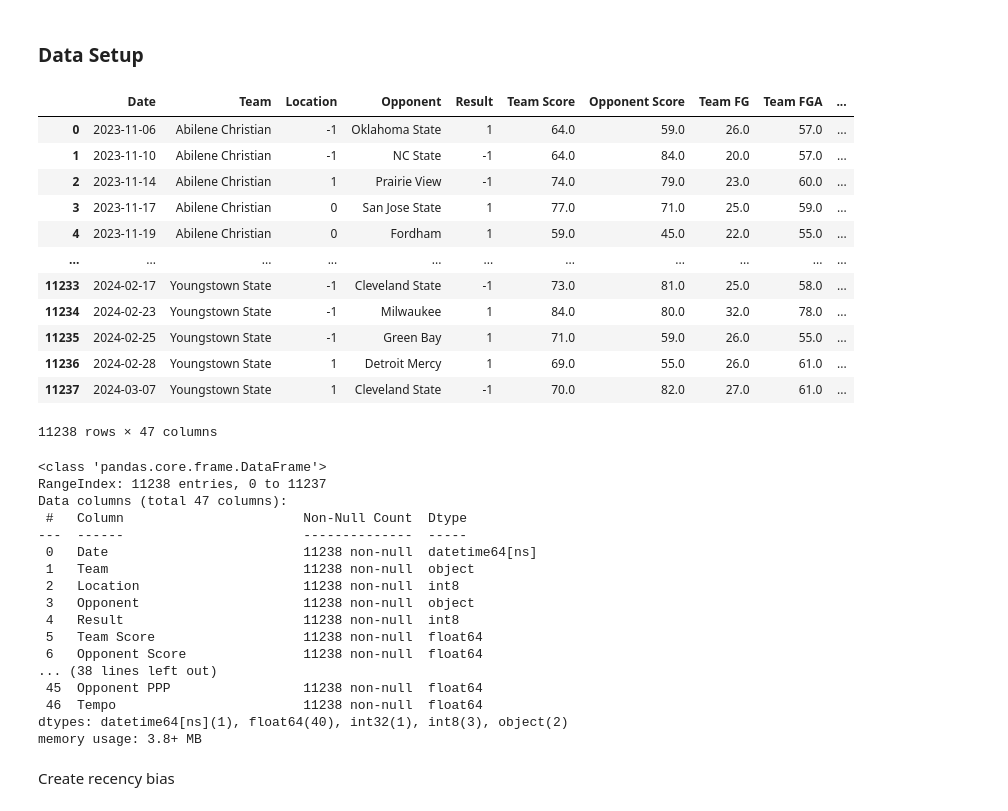
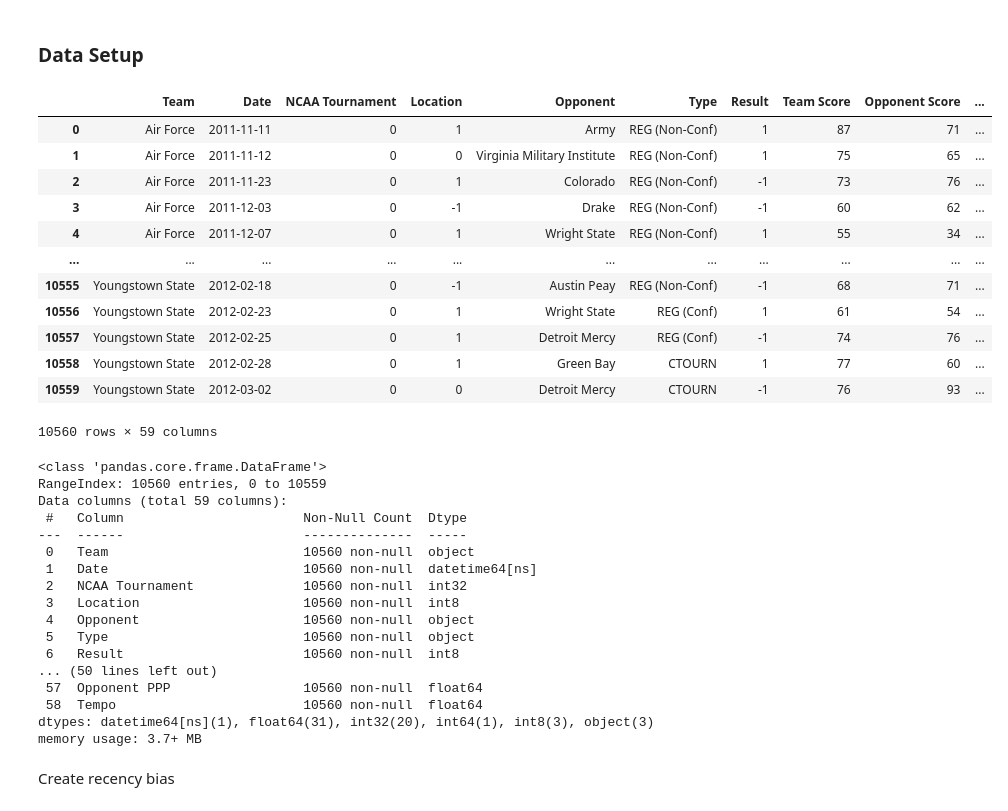
Before and after one commit to shughes1000/march-madness-2025, a Jupyter notebook: feature_engineering/mens_calculate_team_ratings.ipynb, the cells around one changed output. Saved outputs shown, nothing was run; the diff lists cells and outputs as text; code cells hidden in the pictures.

```diff
--- a/feature_engineering/mens_calculate_team_ratings.ipynb
+++ b/feature_engineering/mens_calculate_team_ratings.ipynb
@@ -7,45 +9,47 @@ Get ratings of each team in a given year. This file needs to be ran for every re
 # %%
 import pandas as pd
 
-season = 2024
+pd.set_option('display.max_columns', 100)
 
-df = pd.read_parquet(fr'..\data\unprocessed\mens_sports_reference\sports_reference_{season}.parquet')
+df = pd.read_parquet(fr'..\data\unprocessed\mens_sports_reference\full_season_sports_reference_{SEASON}.parquet')
+
+df = df.loc[df['NCAA Tournament'] == 0, :].reset_index(drop=True)  # only include games before NCAA Tournament
 
 df
 # %% [output]
-|  | Date | Team | Location | Opponent | Result | Team Score | Opponent Score | Team FG | Team FGA | ... |
-| 0 | 2023-11-06 | Abilene Christian | -1 | Oklahoma State | 1 | 64.0 | 59.0 | 26.0 | 57.0 | ... |
-| 1 | 2023-11-10 | Abilene Christian | -1 | NC State | -1 | 64.0 | 84.0 | 20.0 | 57.0 | ... |
-| 2 | 2023-11-14 | Abilene Christian | 1 | Prairie View | -1 | 74.0 | 79.0 | 23.0 | 60.0 | ... |
-| 3 | 2023-11-17 | Abilene Christian | 0 | San Jose State | 1 | 77.0 | 71.0 | 25.0 | 59.0 | ... |
-| 4 | 2023-11-19 | Abilene Christian | 0 | Fordham | 1 | 59.0 | 45.0 | 22.0 | 55.0 | ... |
+|  | Team | Date | NCAA Tournament | Location | Opponent | Type | Result | Team Score | Opponent Score | ... |
+| 0 | Air Force | 2011-11-11 | 0 | 1 | Army | REG (Non-Conf) | 1 | 87 | 71 | ... |
+| 1 | Air Force | 2011-11-12 | 0 | 0 | Virginia Military Institute | REG (Non-Conf) | 1 | 75 | 65 | ... |
+| 2 | Air Force | 2011-11-23 | 0 | 1 | Colorado | REG (Non-Conf) | -1 | 73 | 76 | ... |
+| 3 | Air Force | 2011-12-03 | 0 | -1 | Drake | REG (Non-Conf) | -1 | 60 | 62 | ... |
+| 4 | Air Force | 2011-12-07 | 0 | 1 | Wright State | REG (Non-Conf) | 1 | 55 | 34 | ... |
 | ... | ... | ... | ... | ... | ... | ... | ... | ... | ... | ... |
-| 11233 | 2024-02-17 | Youngstown State | -1 | Cleveland State | -1 | 73.0 | 81.0 | 25.0 | 58.0 | ... |
-| 11234 | 2024-02-23 | Youngstown State | -1 | Milwaukee | 1 | 84.0 | 80.0 | 32.0 | 78.0 | ... |
-| 11235 | 2024-02-25 | Youngstown State | -1 | Green Bay | 1 | 71.0 | 59.0 | 26.0 | 55.0 | ... |
-| 11236 | 2024-02-28 | Youngstown State | 1 | Detroit Mercy | 1 | 69.0 | 55.0 | 26.0 | 61.0 | ... |
-| 11237 | 2024-03-07 | Youngstown State | 1 | Cleveland State | -1 | 70.0 | 82.0 | 27.0 | 61.0 | ... |
+| 10555 | Youngstown State | 2012-02-18 | 0 | -1 | Austin Peay | REG (Non-Conf) | -1 | 68 | 71 | ... |
+| 10556 | Youngstown State | 2012-02-23 | 0 | 1 | Wright State | REG (Conf) | 1 | 61 | 54 | ... |
+| 10557 | Youngstown State | 2012-02-25 | 0 | 1 | Detroit Mercy | REG (Conf) | -1 | 74 | 76 | ... |
+| 10558 | Youngstown State | 2012-02-28 | 0 | 1 | Green Bay | CTOURN | 1 | 77 | 60 | ... |
+| 10559 | Youngstown State | 2012-03-02 | 0 | 0 | Detroit Mercy | CTOURN | -1 | 76 | 93 | ... |
-11238 rows × 47 columns
+10560 rows × 59 columns
 # %%
 df.info()
 # %% [output]
 <class 'pandas.core.frame.DataFrame'>
-RangeIndex: 11238 entries, 0 to 11237
-Data columns (total 47 columns):
+RangeIndex: 10560 entries, 0 to 10559
+Data columns (total 59 columns):
  #   Column                       Non-Null Count  Dtype
 ---  ------                       --------------  -----
- 0   Date                         11238 non-null  datetime64[ns]
- 1   Team                         11238 non-null  object
- 2   Location                     11238 non-null  int8
- 3   Opponent                     11238 non-null  object
- 4   Result                       11238 non-null  int8
- 5   Team Score                   11238 non-null  float64
- 6   Opponent Score               11238 non-null  float64
-... (38 lines left out)
- 45  Opponent PPP                 11238 non-null  float64
- 46  Tempo                        11238 non-null  float64
-dtypes: datetime64[ns](1), float64(40), int32(1), int8(3), object(2)
-memory usage: 3.8+ MB
+ 0   Team                         10560 non-null  object
+ 1   Date                         10560 non-null  datetime64[ns]
+ 2   NCAA Tournament              10560 non-null  int32
+ 3   Location                     10560 non-null  int8
+ 4   Opponent                     10560 non-null  object
+ 5   Type                         10560 non-null  object
+ 6   Result                       10560 non-null  int8
+... (50 lines left out)
+ 57  Opponent PPP                 10560 non-null  float64
+ 58  Tempo                        10560 non-null  float64
+dtypes: datetime64[ns](1), float64(31), int32(20), int64(1), int8(3), object(3)
+memory usage: 3.7+ MB
 # %% [markdown]
 Create recency bias
 # %%
```
Also changed, not shown: parts of 26 cells of this notebook, 3 other files.
